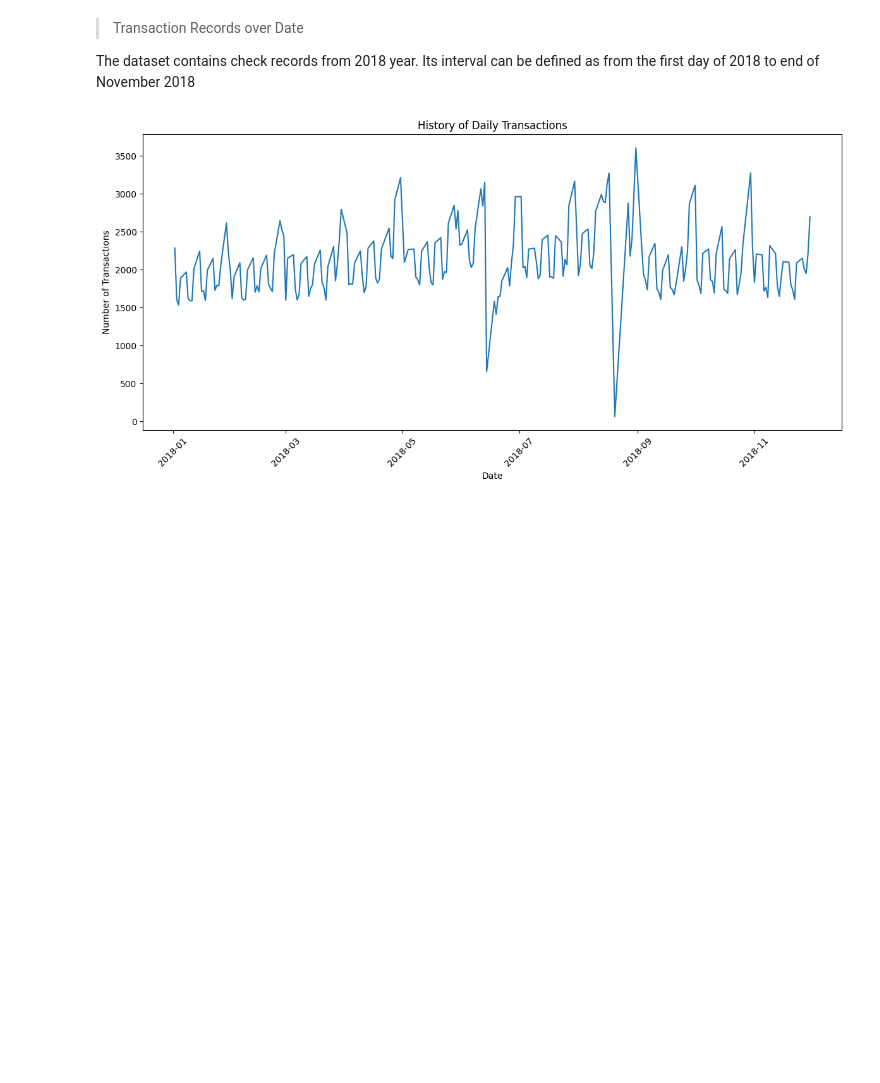
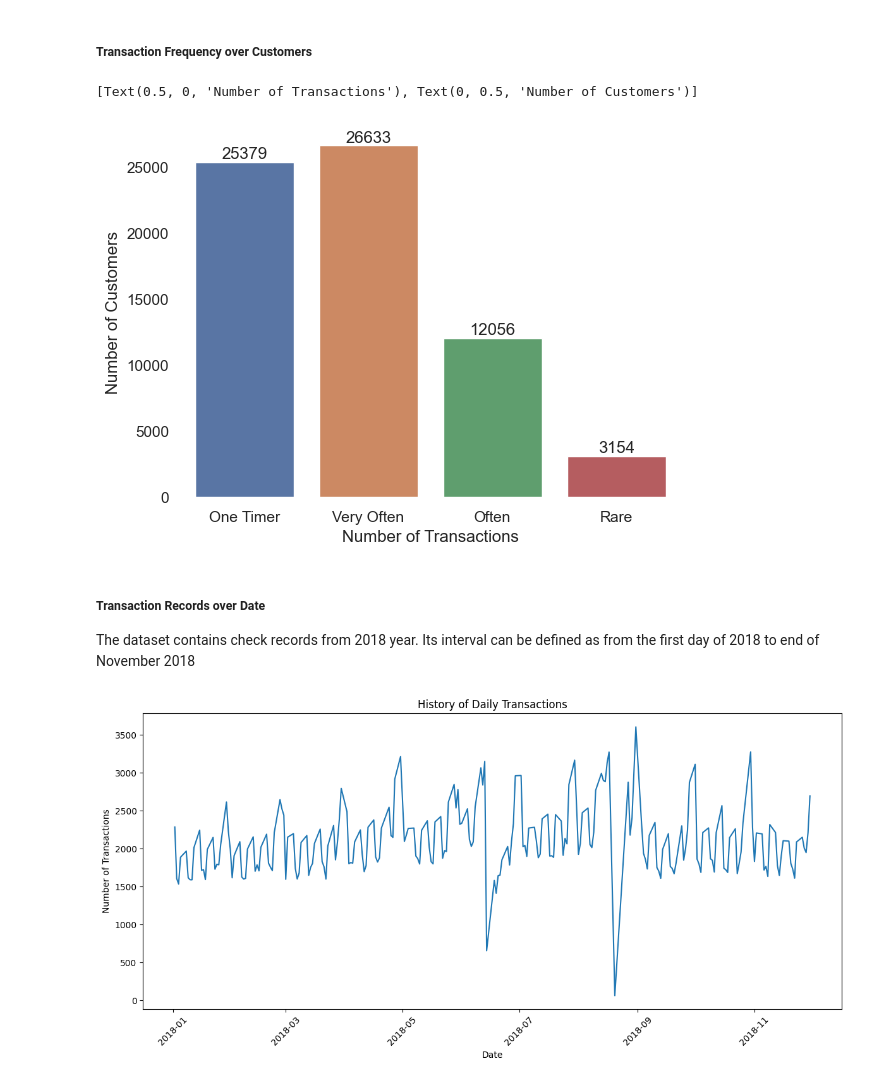
Before and after one commit to EmirhanServeren/factoring-customer-segmentation, a Jupyter notebook: insight_data_analysis.ipynb, the cells around one changed output. Cells and saved outputs as stored; diff of their text form; code cells hidden in the pictures; blank space fills up the shorter version.

```diff
--- a/insight_data_analysis.ipynb
+++ b/insight_data_analysis.ipynb
@@ -22,5 +49,30 @@ We aim to improve speed of data-oriented web app by creating views using this Ju
+# %% [markdown]
+##### Transaction Frequency over Customers
+# %%
+bk_customer_freq = bk_data[['MUSTERI_ID','TRANSACTIONS_FREQ']]
+tk_customer_freq = tk_data[['MUSTERI_ID','TRANSACTIONS_FREQ']]
+# and union of two data frames
+customer_freq=pd.concat([bk_customer_freq,tk_customer_freq],axis=0)
+# %%
+# drop duplicate records for MUSTERI_ID
+customer_freq.drop_duplicates(subset='MUSTERI_ID',keep='first',inplace=True)
+# %%
+customer_freq.reset_index(drop=True,inplace=True)
+#customer_freq.to_feather('streamlit_view/customer_frequency.feather')
+# %%
+sns.set(style="white")              # set background to white
+ax=sns.barplot(x="TRANSACTIONS_FREQ", y="count",
+        data=customer_freq.groupby('TRANSACTIONS_FREQ').count().reset_index().rename(columns={'MUSTERI_ID':'count'}))
+
+ax.bar_label(ax.containers[0])      # add values on top of bars
+sns.set_context("paper", font_scale=1.5)
+sns.despine(left=True, bottom=True)                                         # delete x and y axis lines
+ax.set(xlabel='Number of Transactions', ylabel='Number of Customers')       # rename x and y axis
+# %% [output]
+[Text(0.5, 0, 'Number of Transactions'), Text(0, 0.5, 'Number of Customers')]
+[figure, added]
 # %% [markdown]
-> Transaction Records over Date
+##### Transaction Records over Date
 
 The dataset contains check records from 2018 year. Its interval can be defined as from the first day of 2018 to end of November 2018
 # %%
```
Also changed, not shown: parts of 38 cells of this notebook, 7 other files.
